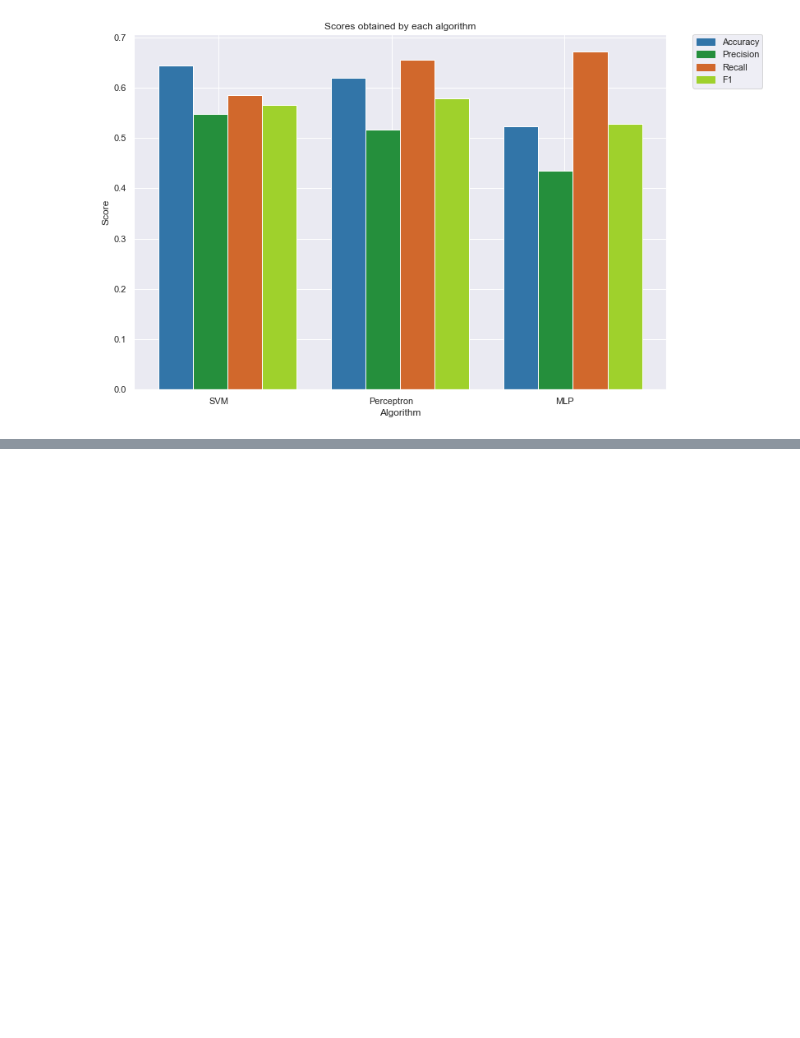
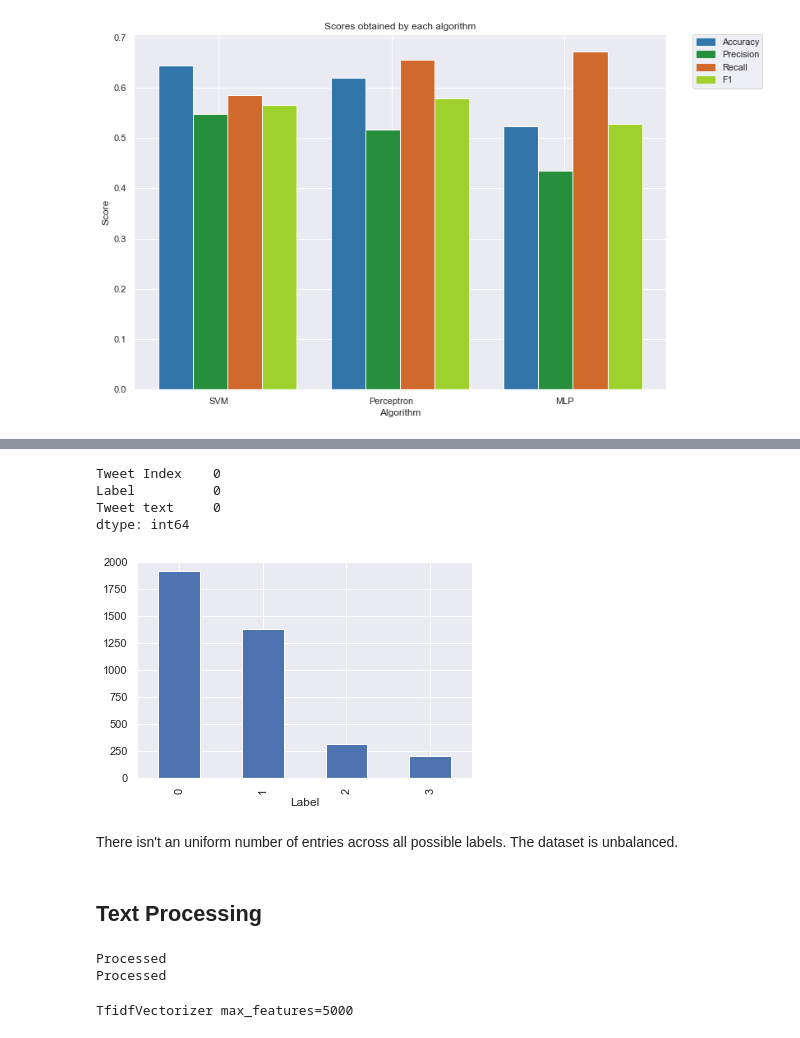
Before and after one commit to joaoDossena/MIEIC-IART, a Jupyter notebook: proj2 - Irony Detection/src/notebooks/Delivery.ipynb, the cells around one changed output, grey strips where cells are left out. Saved outputs shown, nothing was run; the diff lists cells and outputs as text; code cells hidden in the pictures; blank space fills up the shorter version.

```diff
--- a/proj2 - Irony Detection/src/notebooks/Delivery.ipynb
+++ b/proj2 - Irony Detection/src/notebooks/Delivery.ipynb
@@ -695,0 +629,2 @@ print()
+# %%
+(train_df, test_df) = readData("../datasets/train/train-taskB.txt", "../datasets/test/gold_test_taskB.txt")
@@ -695,0 +650,18 @@ print()
+# %%
+# checking if there are any null values present in the dataset
+train_df.isnull().sum()
+# %% [output]
+Tweet Index    0
+Label          0
+Tweet text     0
+dtype: int64
+# %%
+train_df.groupby('Label')['Tweet text'].count()
+train_df.groupby('Label')['Tweet text'].count().plot.bar(ylim=0)
+plt.show()
+# %% [output]
+[figure, added]
+# %% [markdown]
+There isn't an uniform number of entries across all possible labels. The dataset is unbalanced.
+# %% [markdown]
+## Text Processing
@@ -695,0 +707,6 @@ print()
+# %%
+corpus = processing(train_df)
+test_corpus = processing(test_df)
+# %% [output]
+Processed
+Processed
@@ -695,0 +732,8 @@ print()
+# %%
+print("TfidfVectorizer max_features=5000")
+Tfidf_vect = TfidfVectorizer(max_features=5000)
+Tfidf_vect.fit(corpus['text_final'])
+Train_X_Tfidf = Tfidf_vect.transform(Train_X)
+Test_X_Tfidf = Tfidf_vect.transform(Test_X)
+# %% [output]
+TfidfVectorizer max_features=5000
```
Also changed, not shown: parts of 29 cells of this notebook, 3 other files.
